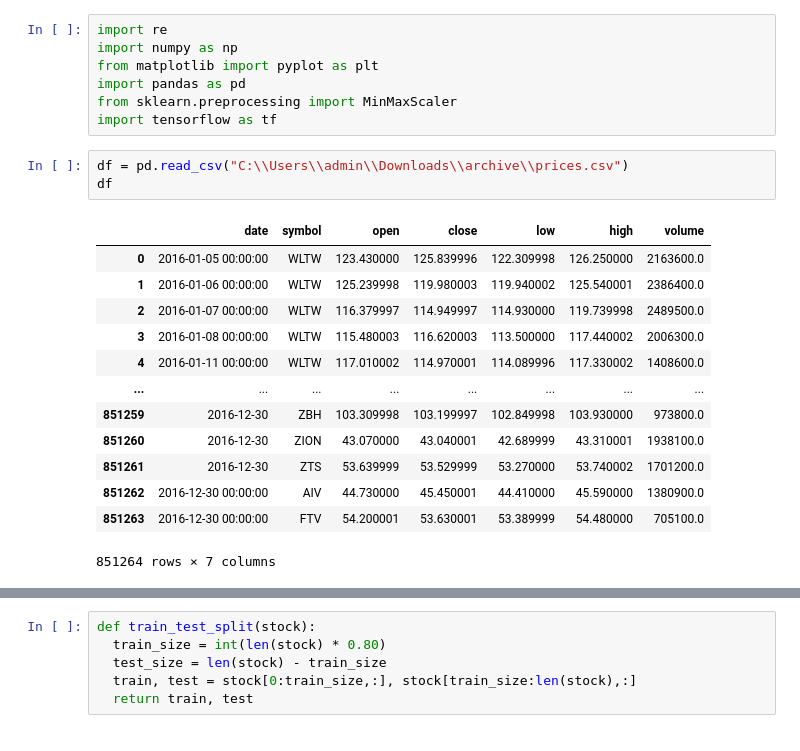
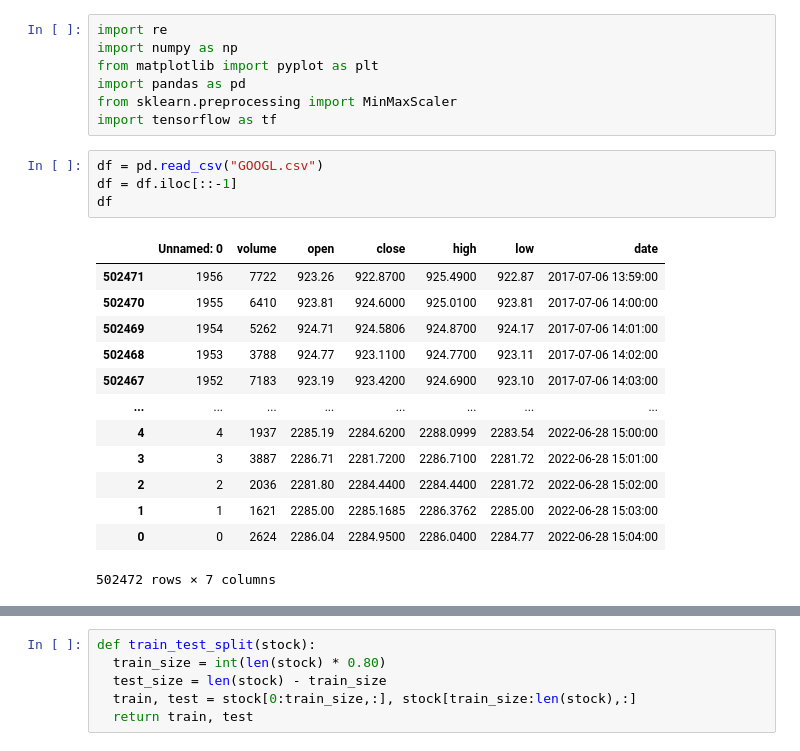
Before and after one commit to hungiee/Summer-Research, a Jupyter notebook: Apple.ipynb, the cells around one changed output, grey strips where cells are left out. Cells and saved outputs as stored; diff of their text form.

Commit message:
google

```diff
--- a/Apple.ipynb
+++ b/Apple.ipynb
@@ -6,19 +6,20 @@ import pandas as pd
 from sklearn.preprocessing import MinMaxScaler
 import tensorflow as tf
 # %%
-df = pd.read_csv("C:\\Users\\admin\\Downloads\\archive\\prices.csv")
+df = pd.read_csv("GOOGL.csv")
+df = df.iloc[::-1]
 df
 # %% [output]
-|  | date | symbol | open | close | low | high | volume |
-| 0 | 2016-01-05 00:00:00 | WLTW | 123.430000 | 125.839996 | 122.309998 | 126.250000 | 2163600.0 |
-| 1 | 2016-01-06 00:00:00 | WLTW | 125.239998 | 119.980003 | 119.940002 | 125.540001 | 2386400.0 |
-| 2 | 2016-01-07 00:00:00 | WLTW | 116.379997 | 114.949997 | 114.930000 | 119.739998 | 2489500.0 |
-| 3 | 2016-01-08 00:00:00 | WLTW | 115.480003 | 116.620003 | 113.500000 | 117.440002 | 2006300.0 |
-| 4 | 2016-01-11 00:00:00 | WLTW | 117.010002 | 114.970001 | 114.089996 | 117.330002 | 1408600.0 |
+|  | Unnamed: 0 | volume | open | close | high | low | date |
+| 502471 | 1956 | 7722 | 923.26 | 922.8700 | 925.4900 | 922.87 | 2017-07-06 13:59:00 |
+| 502470 | 1955 | 6410 | 923.81 | 924.6000 | 925.0100 | 923.81 | 2017-07-06 14:00:00 |
+| 502469 | 1954 | 5262 | 924.71 | 924.5806 | 924.8700 | 924.17 | 2017-07-06 14:01:00 |
+| 502468 | 1953 | 3788 | 924.77 | 923.1100 | 924.7700 | 923.11 | 2017-07-06 14:02:00 |
+| 502467 | 1952 | 7183 | 923.19 | 923.4200 | 924.6900 | 923.10 | 2017-07-06 14:03:00 |
 | ... | ... | ... | ... | ... | ... | ... | ... |
-| 851259 | 2016-12-30 | ZBH | 103.309998 | 103.199997 | 102.849998 | 103.930000 | 973800.0 |
-| 851260 | 2016-12-30 | ZION | 43.070000 | 43.040001 | 42.689999 | 43.310001 | 1938100.0 |
-| 851261 | 2016-12-30 | ZTS | 53.639999 | 53.529999 | 53.270000 | 53.740002 | 1701200.0 |
-| 851262 | 2016-12-30 00:00:00 | AIV | 44.730000 | 45.450001 | 44.410000 | 45.590000 | 1380900.0 |
-| 851263 | 2016-12-30 00:00:00 | FTV | 54.200001 | 53.630001 | 53.389999 | 54.480000 | 705100.0 |
+| 4 | 4 | 1937 | 2285.19 | 2284.6200 | 2288.0999 | 2283.54 | 2022-06-28 15:00:00 |
+| 3 | 3 | 3887 | 2286.71 | 2281.7200 | 2286.7100 | 2281.72 | 2022-06-28 15:01:00 |
+| 2 | 2 | 2036 | 2281.80 | 2284.4400 | 2284.4400 | 2281.72 | 2022-06-28 15:02:00 |
+| 1 | 1 | 1621 | 2285.00 | 2285.1685 | 2286.3762 | 2285.00 | 2022-06-28 15:03:00 |
+| 0 | 0 | 2624 | 2286.04 | 2284.9500 | 2286.0400 | 2284.77 | 2022-06-28 15:04:00 |
-851264 rows × 7 columns
+502472 rows × 7 columns
```
Also changed, not shown: parts of 9 cells of this notebook, 4 other files.
